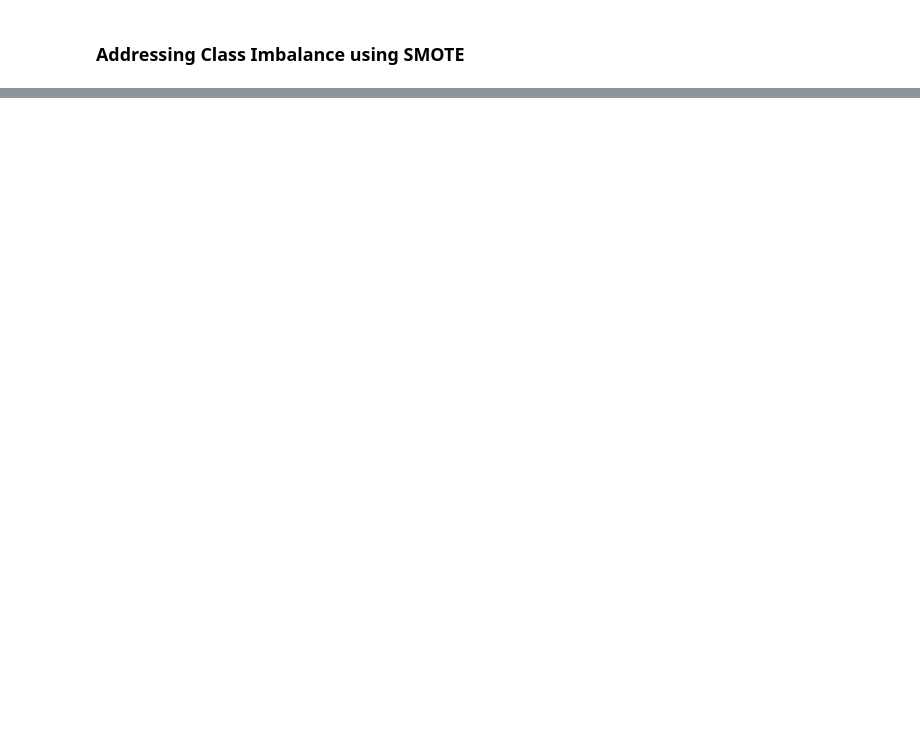
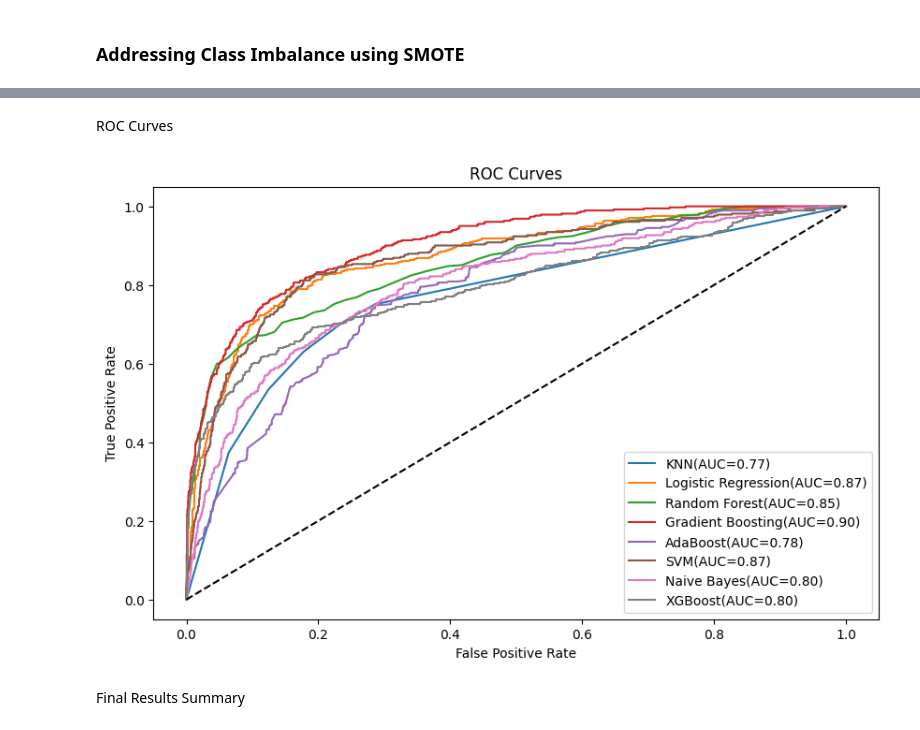
Before and after one commit to keshavbansall/Suggesteria-The-Recommendation-System, a Jupyter notebook: Programming Assignment-1/Suggesteria_Programming_Assignment_1.ipynb, the cells around one changed output, grey strips where cells are left out. Drawn from its saved outputs; the diff is of its cells as text; code cells hidden in the pictures; blank space fills up the shorter version.

```diff
--- a/Programming Assignment-1/Suggesteria_Programming_Assignment_1.ipynb
+++ b/Programming Assignment-1/Suggesteria_Programming_Assignment_1.ipynb
@@ -383,0 +391,18 @@ XGBoost: Accuracy=0.94, ROC AUC=0.99
+# %%
+# Combine X and y for resampling
+data_balanced=pd.concat([X_train,y_train.reset_index(drop=True)],axis=1)
+majority_class=data_balanced[data_balanced['Revenue']==0]
+minority_class=data_balanced[data_balanced['Revenue']==1]
+
+# Upsample the minority class
+minority_upsampled=resample(minority_class,replace=True,n_samples=len(majority_class),random_state=42)
+
+# Combine majority and upsampled minority class
+data_upsampled=pd.concat([majority_class,minority_upsampled])
+
+# Shuffle the data
+data_upsampled=data_upsampled.sample(frac=1,random_state=42).reset_index(drop=True)
+
+# Separate back into X and y
+X_upsampled=data_upsampled.drop('Revenue',axis=1)
+y_upsampled=data_upsampled['Revenue']
@@ -383,0 +411,14 @@ XGBoost: Accuracy=0.94, ROC AUC=0.99
+# %%
+results={}
+for name,model in models.items():
+    print(f"Training {name}")
+    model.fit(X_upsampled,y_upsampled)
+    y_pred=model.predict(X_test)
+    y_prob=model.predict_proba(X_test)[:,1] if hasattr(model,'predict_proba') else model.decision_function(X_test)
+
+    print(f"\n{name} Classification Report:\n")
+    print(classification_report(y_test,y_pred))
+    results[name]={
+        'accuracy':model.score(X_test,y_test),
+        'roc_auc':roc_auc_score(y_test,y_prob)
+    }
@@ -383,0 +443,19 @@ XGBoost: Accuracy=0.94, ROC AUC=0.99
+# %% [markdown]
+ROC Curves
+# %%
+plt.figure(figsize=(10,6))
+for name,model in models.items():
+    y_prob=model.predict_proba(X_test)[:,1] if hasattr(model,'predict_proba') else model.decision_function(X_test)
+    fpr,tpr,_=roc_curve(y_test,y_prob)
+    plt.plot(fpr,tpr,label=f'{name}(AUC={results[name]["roc_auc"]:.2f})')
+
+plt.plot([0,1],[0,1],'k--')
+plt.title('ROC Curves')
+plt.xlabel('False Positive Rate')
+plt.ylabel('True Positive Rate')
+plt.legend()
+plt.show()
+# %% [output]
+[figure, added]
+# %% [markdown]
+Final Results Summary
```
Also changed, not shown: parts of 28 cells of this notebook, 1 other file.
